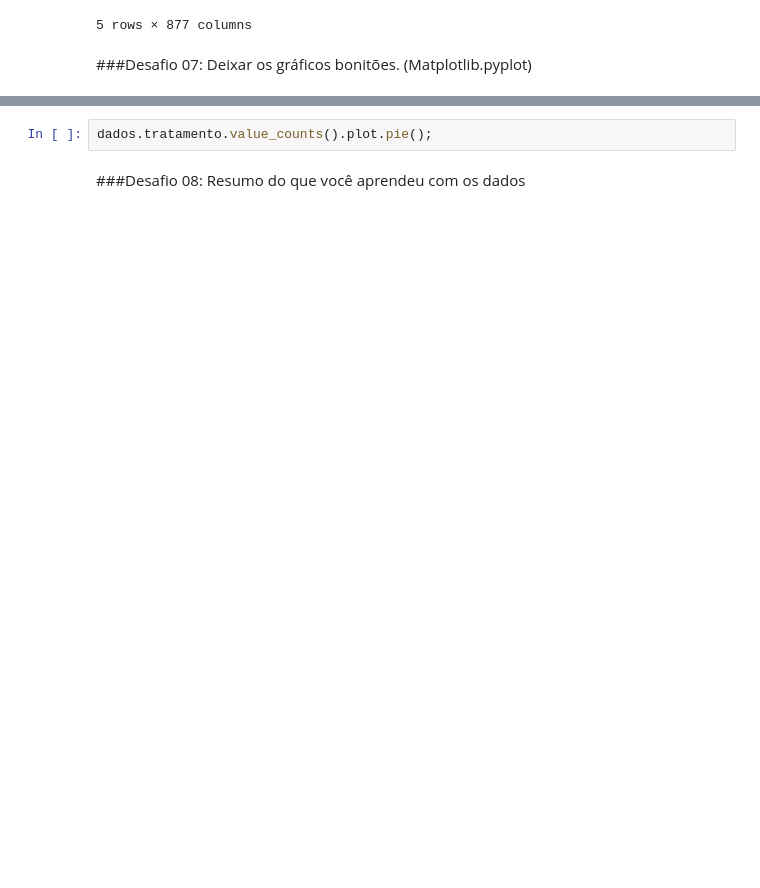
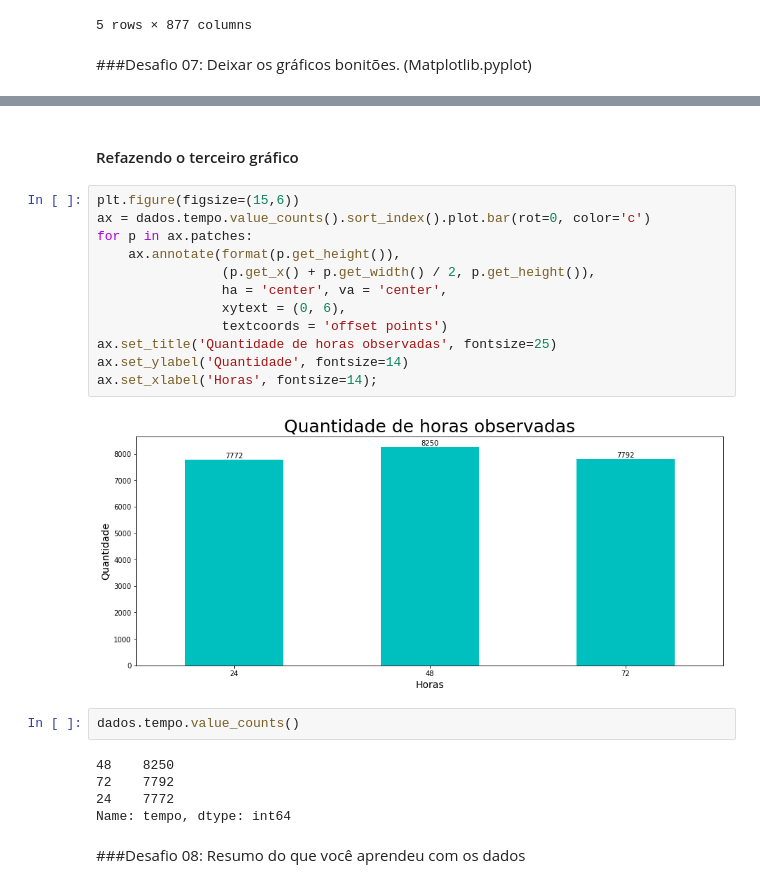
Before and after one commit to Daniel-ASG/3_IMERSAO_DE_DADOS_ALURA, a Jupyter notebook: Aula_01.ipynb, the cells around one changed output, grey strips where cells are left out. Cells and saved outputs as stored; diff of their text form; blank space fills up the shorter version.

```diff
--- a/Aula_01.ipynb
+++ b/Aula_01.ipynb
@@ -314,5 +342,26 @@ dados.head()
+# %% [markdown]
+#### Refazendo o terceiro gráfico
+# %%
+plt.figure(figsize=(15,6))
+ax = dados.tempo.value_counts().sort_index().plot.bar(rot=0, color='c')
+for p in ax.patches:
+    ax.annotate(format(p.get_height()),
+                (p.get_x() + p.get_width() / 2, p.get_height()),
+                ha = 'center', va = 'center',
+                xytext = (0, 6),
+                textcoords = 'offset points')
+ax.set_title('Quantidade de horas observadas', fontsize=25)
+ax.set_ylabel('Quantidade', fontsize=14)
+ax.set_xlabel('Horas', fontsize=14);
+# %% [output]
+[figure, added]
 # %%
-dados.tratamento.value_counts().plot.pie();
+dados.tempo.value_counts()
+# %% [output]
+48    8250
+72    7792
+24    7772
+Name: tempo, dtype: int64
 # %% [markdown]
 
 ###Desafio 08: Resumo do que você aprendeu com os dados
```
Also changed, not shown: parts of 7 cells of this notebook.
